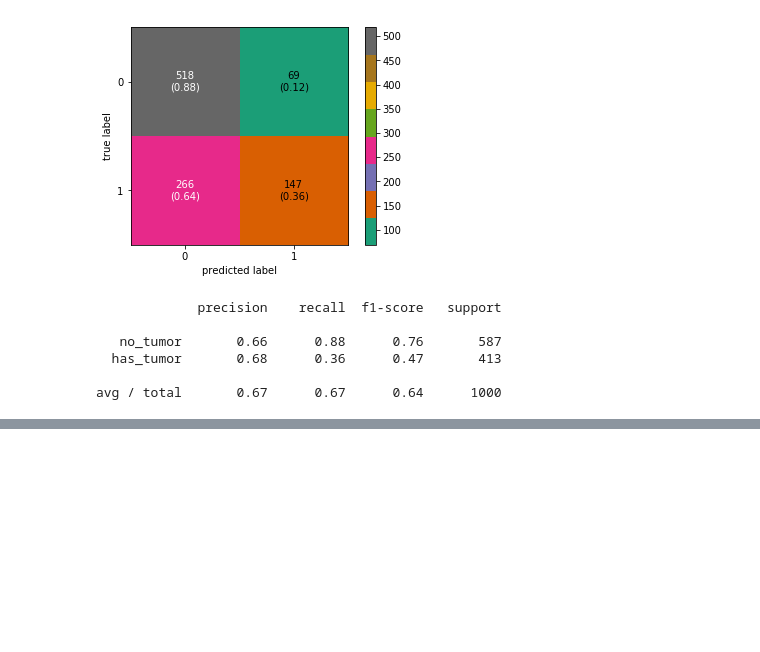
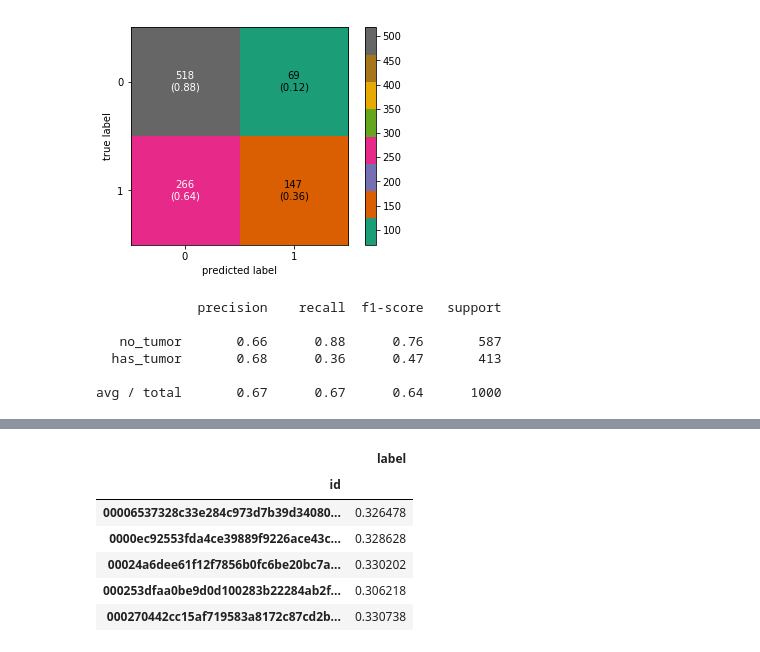
Before and after one commit to billaram/kaggle_works, a Jupyter notebook: histopathologic_cancer_detection.ipynb, the cells around one changed output, grey strips where cells are left out. Saved outputs shown, nothing was run; the diff lists cells and outputs as text; code cells hidden in the pictures; blank space fills up the shorter version.

```diff
--- a/histopathologic_cancer_detection.ipynb
+++ b/histopathologic_cancer_detection.ipynb
@@ -460,0 +575,23 @@ avg / total       0.67      0.67      0.64      1000
+# %%
+# Get the predicted labels.
+# We were asked to predict a probability that the image has tumor tissue
+y_pred = df_preds['has_tumor']
+
+# get the id column
+image_id = df_preds['id']
+# %%
+submission = pd.DataFrame({'id':image_id,
+                           'label':y_pred,
+                          }).set_index('id')
+
+submission.to_csv('submission.csv', columns=['label'])
+# %%
+submission.head()
+# %% [output]
+|  | label |
+| id |  |
+| 00006537328c33e284c973d7b39d34080... | 0.326478 |
+| 0000ec92553fda4ce39889f9226ace43c... | 0.328628 |
+| 00024a6dee61f12f7856b0fc6be20bc7a... | 0.330202 |
+| 000253dfaa0be9d0d100283b22284ab2f... | 0.306218 |
+| 000270442cc15af719583a8172c87cd2b... | 0.330738 |
```
Also changed, not shown: parts of 8 cells of this notebook.
